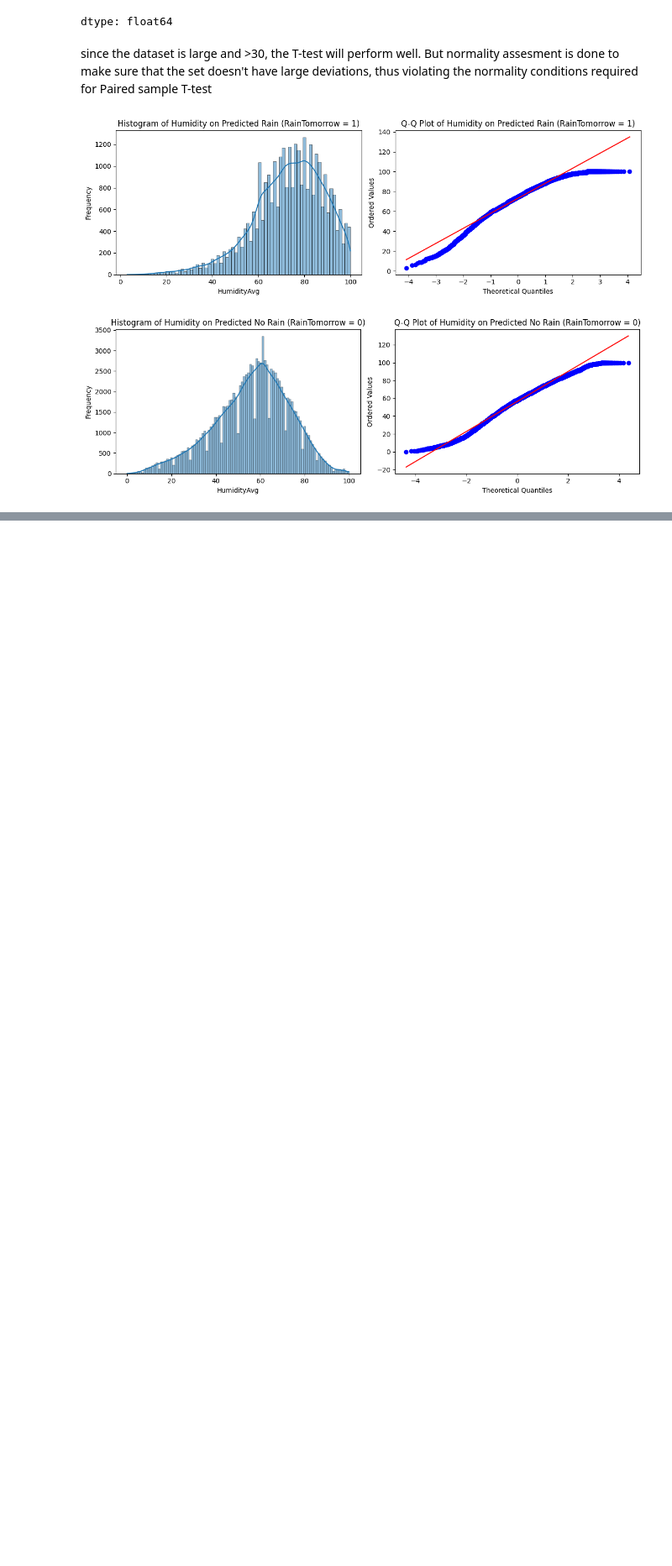
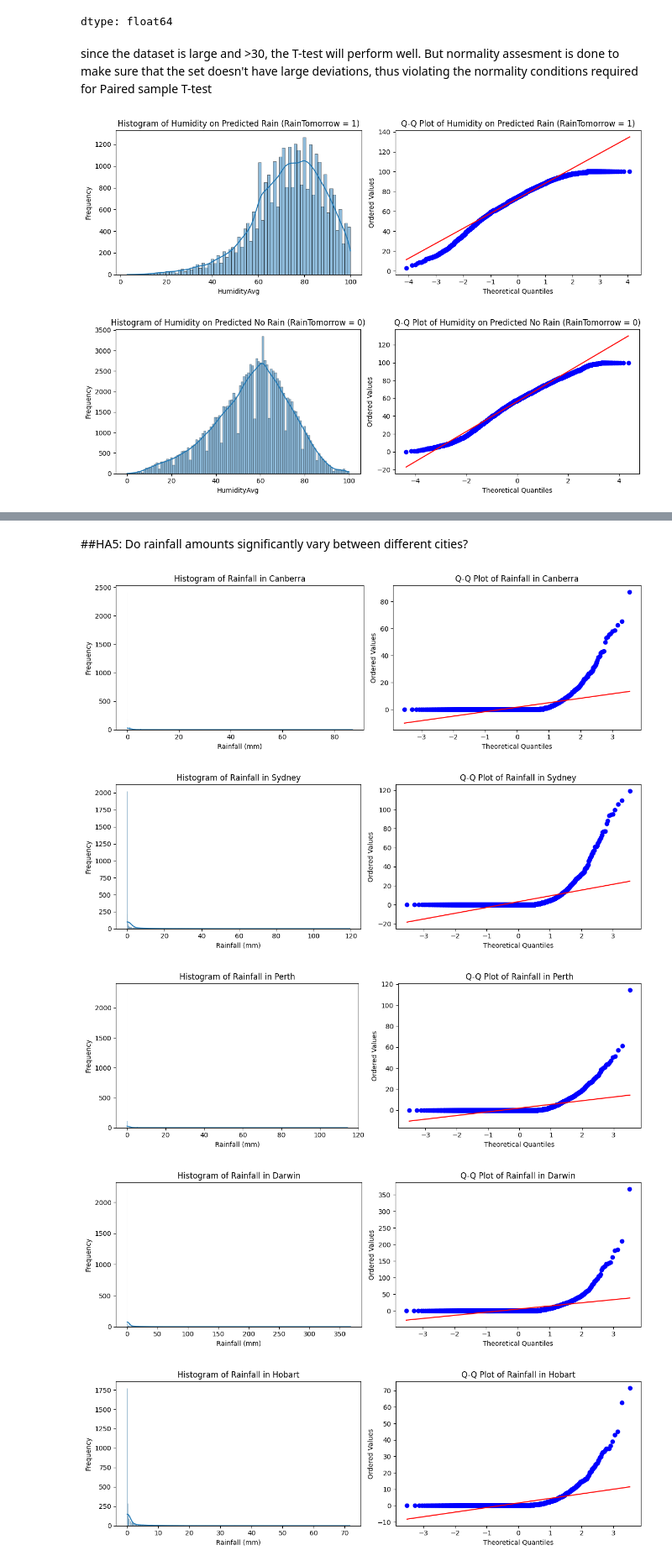
Before and after one commit to SSenitha/Data_Analytics, a Jupyter notebook: InferentialAnalysis_sandaru.ipynb, the cells around one changed output, grey strips where cells are left out. Shown at 84% size. Cells and saved outputs as stored; diff of their text form; code cells hidden in the pictures; blank space fills up the shorter version.

```diff
--- a/InferentialAnalysis_sandaru.ipynb
+++ b/InferentialAnalysis_sandaru.ipynb
@@ -217,0 +397,39 @@ Reject the null hypothesis: There is a significant difference in humidity betwee
+# %% [markdown]
+##HA5: Do rainfall amounts significantly vary between different cities?
+# %%
+from scipy.stats import f_oneway, kruskal
+import seaborn as sns
+import matplotlib.pyplot as plt
+
+# Get the data required
+top_cities = df_inferential["Location"].value_counts().index[:10]
+subset = df_inferential[df_inferential["Location"].isin(top_cities)].dropna(subset=["Rainfall"])
+
+# Prepare groups
+groups = [subset[subset["Location"] == city]["Rainfall"] for city in top_cities]
+# %%
+for city in top_cities:
+    rainfall_data = subset[subset["Location"] == city]["Rainfall"].dropna()
+
+    fig, axes = plt.subplots(1, 2, figsize=(12, 4))
+
+    # Histogram
+    sns.histplot(rainfall_data, ax=axes[0], kde=True)
+    axes[0].set_title(f'Histogram of Rainfall in {city}')
+    axes[0].set_xlabel('Rainfall (mm)')
+    axes[0].set_ylabel('Frequency')
+
+    # Q-Q plot
+    stats.probplot(rainfall_data, dist='norm', plot=axes[1])
+    axes[1].set_title(f'Q-Q Plot of Rainfall in {city}')
+    axes[1].set_xlabel('Theoretical Quantiles')
+    axes[1].set_ylabel('Ordered Values')
+
+    plt.tight_layout()
+    plt.show()
+# %% [output]
+[figure, added]
+[figure, added]
+[figure, added]
+[figure, added]
+[figure, added]
```
Also changed, not shown: parts of 30 cells of this notebook.
